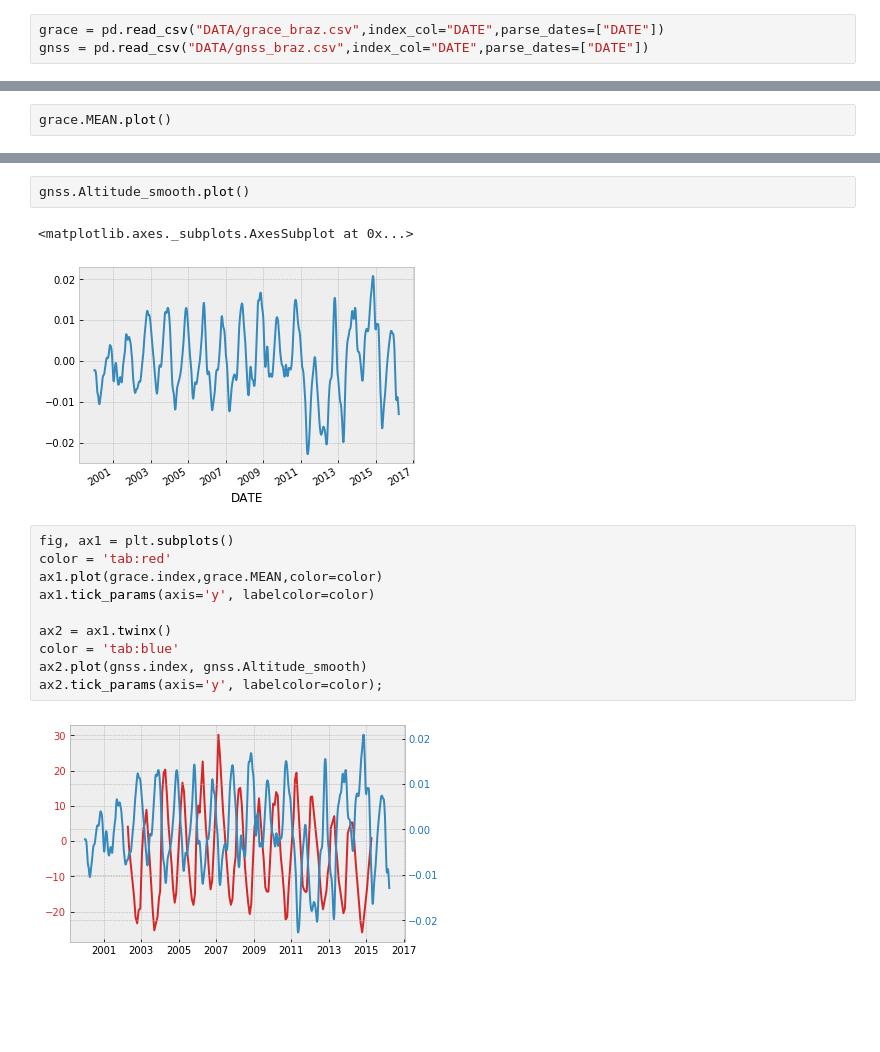
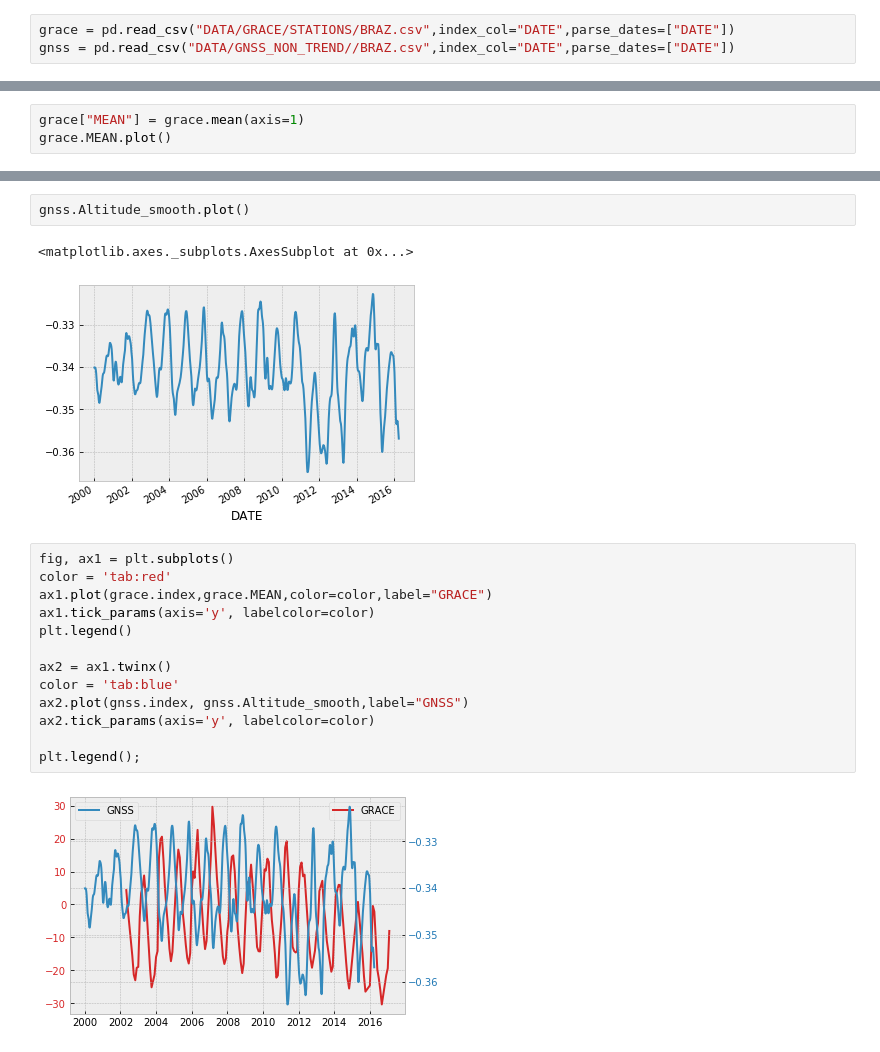
Before and after one commit to reinaldoossuna/GPS, a Jupyter notebook: Grace x GPS.ipynb, the cells around one changed output, grey strips where cells are left out. Saved outputs shown, nothing was run; the diff lists cells and outputs as text; blank space fills up the shorter version.

```diff
--- a/Grace x GPS.ipynb
+++ b/Grace x GPS.ipynb
@@ -5,7 +6,7 @@ import matplotlib.pyplot as plt
 plt.style.use("bmh")
 # %%
-grace = pd.read_csv("DATA/grace_braz.csv",index_col="DATE",parse_dates=["DATE"])
-gnss = pd.read_csv("DATA/gnss_braz.csv",index_col="DATE",parse_dates=["DATE"])
+grace = pd.read_csv("DATA/GRACE/STATIONS/BRAZ.csv",index_col="DATE",parse_dates=["DATE"])
+gnss = pd.read_csv("DATA/GNSS_NON_TREND//BRAZ.csv",index_col="DATE",parse_dates=["DATE"])
 # %%
 gnss.describe()
 # %% [output]
@@ -21,4 +22,5 @@ gnss.describe()
 # %%
+grace["MEAN"] = grace.mean(axis=1)
 grace.MEAN.plot()
 # %% [output]
 <matplotlib.axes._subplots.AxesSubplot at 0x...>
@@ -27,16 +29,19 @@ grace.MEAN.plot()
 gnss.Altitude_smooth.plot()
 # %% [output]
 <matplotlib.axes._subplots.AxesSubplot at 0x...>
-[figure, old version]
+[figure, new version]
 # %%
 fig, ax1 = plt.subplots()
 color = 'tab:red'
-ax1.plot(grace.index,grace.MEAN,color=color)
+ax1.plot(grace.index,grace.MEAN,color=color,label="GRACE")
 ax1.tick_params(axis='y', labelcolor=color)
+plt.legend()
 
 ax2 = ax1.twinx()
 color = 'tab:blue'
-ax2.plot(gnss.index, gnss.Altitude_smooth)
-ax2.tick_params(axis='y', labelcolor=color);
+ax2.plot(gnss.index, gnss.Altitude_smooth,label="GNSS")
+ax2.tick_params(axis='y', labelcolor=color)
+
+plt.legend();
 # %% [output]
-[figure, old version]
+[figure, new version]
```
Also changed, not shown: parts of 5 cells of this notebook, 31 other files.
